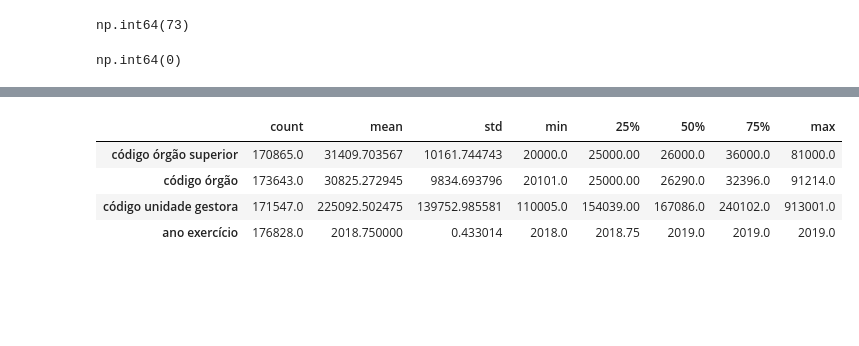
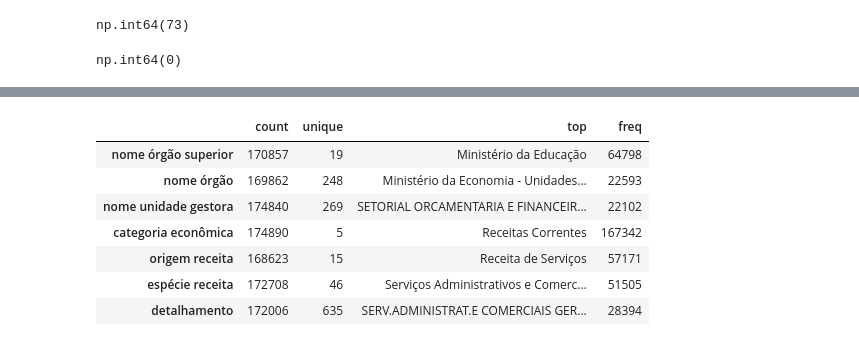
Before and after one commit to jgilsu11/Proyecto2-EDA-Ingresos-Brasil, a Jupyter notebook: EDAs indv.ipynb, the cells around one changed output, grey strips where cells are left out. Saved outputs shown, nothing was run; the diff lists cells and outputs as text; code cells hidden in the pictures; blank space fills up the shorter version.

```diff
--- a/EDAs indv.ipynb
+++ b/EDAs indv.ipynb
@@ -307,0 +405,16 @@ para nulos de org super que me busque el cod org sup y q me ponga el nom de org
+# %%
+df_19['nome órgão superior'] = df_19.groupby('código órgão superior')['nome órgão superior'].transform(lambda x: x.fillna(method='ffill'))
+df_19['nome órgão superior'].info() #Columna codigo y nombre
+
+
+df_19["data lançamento"] = pd.to_datetime(df_19["data lançamento"], format="%d/%m/%Y")
+df_19["data lançamento"]  #cambio a fecha
+
+df_19["valor realizado"]= df_19["valor realizado"].str.replace(",",".")
+df_19["valor realizado"] = list(map(float, df_19["valor realizado"]))
+df_19["valor lançado"]= df_19["valor lançado"].str.replace(",",".")
+df_19["valor lançado"] = list(map(float, df_19["valor lançado"]))
+df_19["valor previsto atualizado"]= df_19["valor previsto atualizado"].str.replace(",",".")
+df_19["valor previsto atualizado"] = list(map(float, df_19["valor previsto atualizado"]))
+df_19["percentual realizado"]= df_19["percentual realizado"].str.replace(",",".")
+df_19["percentual realizado"] = list(map(float, df_19["percentual realizado"]))    #cambio a float
@@ -772,8 +786,11 @@ memory usage: 21.6+ MB
 # %%
-df_19.describe().T
+df_19.describe(include= "O").T
 # %% [output]
-|  | count | mean | std | min | 25% | 50% | 75% | max |
-| código órgão superior | 170865.0 | 31409.703567 | 10161.744743 | 20000.0 | 25000.00 | 26000.0 | 36000.0 | 81000.0 |
-| código órgão | 173643.0 | 30825.272945 | 9834.693796 | 20101.0 | 25000.00 | 26290.0 | 32396.0 | 91214.0 |
-| código unidade gestora | 171547.0 | 225092.502475 | 139752.985581 | 110005.0 | 154039.00 | 167086.0 | 240102.0 | 913001.0 |
-| ano exercício | 176828.0 | 2018.750000 | 0.433014 | 2018.0 | 2018.75 | 2019.0 | 2019.0 | 2019.0 |
+|  | count | unique | top | freq |
+| nome órgão superior | 170857 | 19 | Ministério da Educação | 64798 |
+| nome órgão | 169862 | 248 | Ministério da Economia - Unidades... | 22593 |
+| nome unidade gestora | 174840 | 269 | SETORIAL ORCAMENTARIA E FINANCEIR... | 22102 |
+| categoria econômica | 174890 | 5 | Receitas Correntes | 167342 |
+| origem receita | 168623 | 15 | Receita de Serviços | 57171 |
+| espécie receita | 172708 | 46 | Serviços Administrativos e Comerc... | 51505 |
+| detalhamento | 172006 | 635 | SERV.ADMINISTRAT.E COMERCIAIS GER... | 28394 |
```
Also changed, not shown: parts of 78 cells of this notebook.
